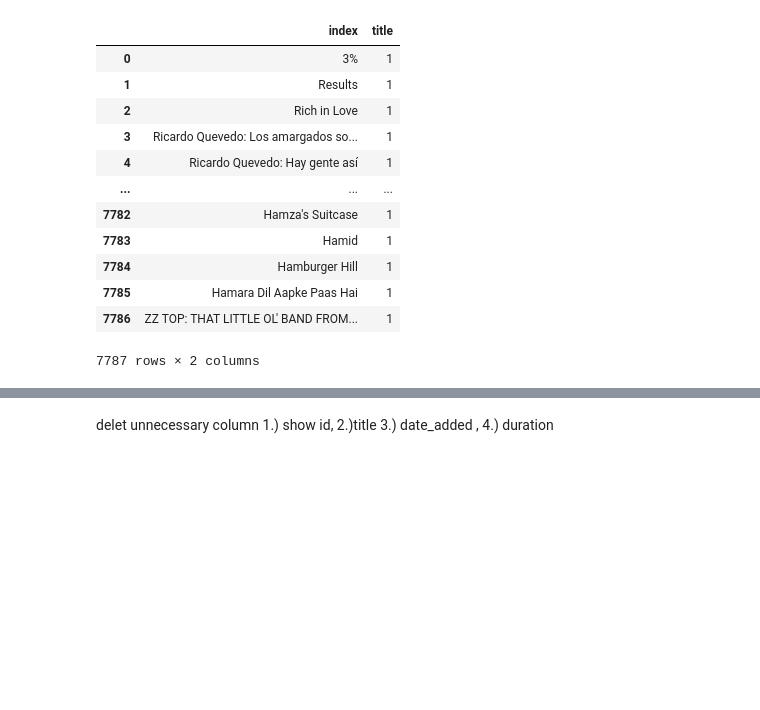
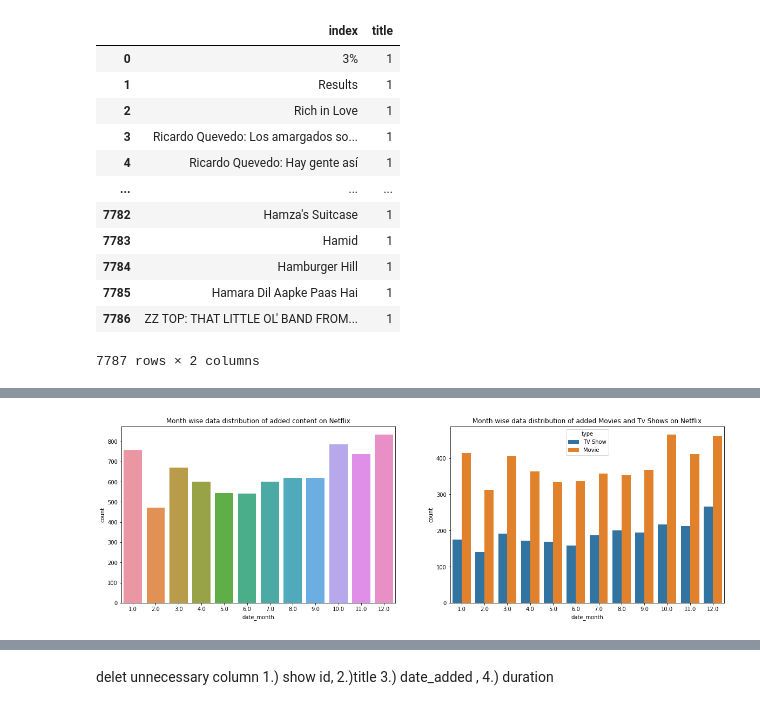
Before and after one commit to MadhurAwasthi/NETFLIX-MOVIES-AND-TV-SHOWS-CLUSTERING-UNSUPERVISED-ML, a Jupyter notebook: NETFLIX_MOVIES_AND_TV_SHOWS_CLUSTERING.ipynb, the cells around one changed output, grey strips where cells are left out. Drawn from its saved outputs; the diff is of its cells as text; code cells hidden in the pictures; blank space fills up the shorter version.

```diff
--- a/NETFLIX_MOVIES_AND_TV_SHOWS_CLUSTERING.ipynb
+++ b/NETFLIX_MOVIES_AND_TV_SHOWS_CLUSTERING.ipynb
@@ -657,0 +611,10 @@ df['title'].value_counts().reset_index()
+# %%
+#figured some graphs
+fig,axs = plt.subplots(1,2 ,figsize=(20,6))
+# This graph represent the number Content added on netflix month wise
+sns.countplot(x="date_month",ax=axs[0], data=df).set(title='Month wise data distribution of added content on Netflix')
+# This graph represent the Monthly data distribution of added Movies and Tv shows on Netflix
+sns.countplot(x="date_month",hue='type',ax=axs[1], data=df1).set(title='Month wise data distribution of added Movies and Tv Shows on Netflix')
+plt.show()
+# %% [output]
+[figure, added]
```
Also changed, not shown: parts of 8 cells of this notebook.
